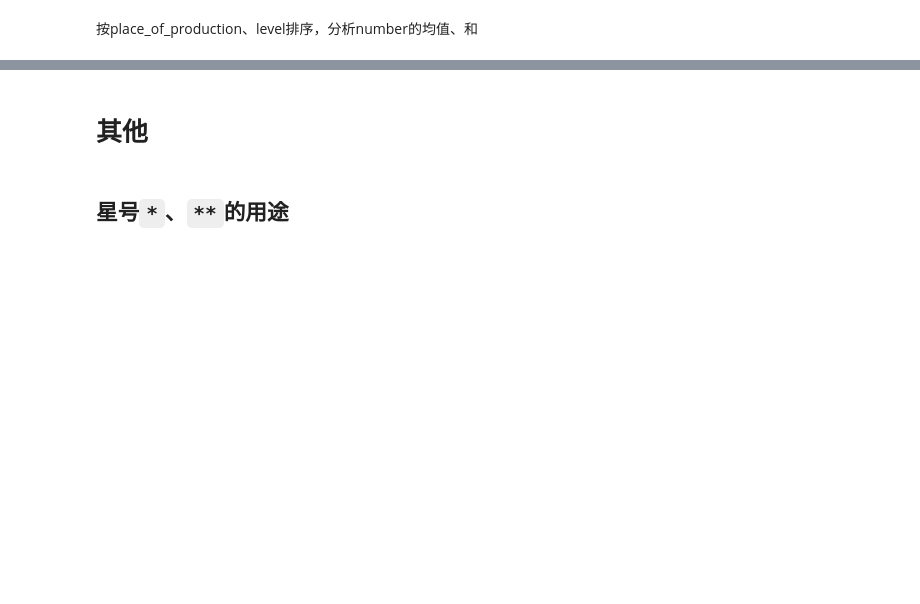
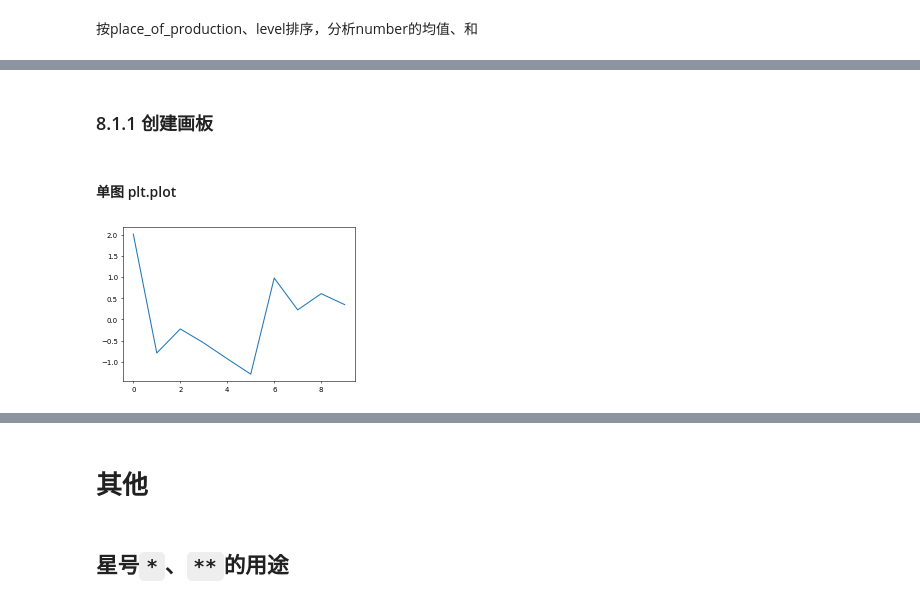
Before and after one commit to aisuandebowen/pyReview, a Jupyter notebook: pyStu.ipynb, the cells around one changed output, grey strips where cells are left out. Drawn from its saved outputs; the diff is of its cells as text; code cells hidden in the pictures; blank space fills up the shorter version.

Commit message:
feat: add content of studying scipy and matplotlib

```diff
--- a/pyStu.ipynb
+++ b/pyStu.ipynb
@@ -1438,0 +1318,15 @@ factory-M
+# %% [markdown]
+### 8.1.1 创建画板
+# %% [markdown]
+#### 单图 plt.plot
+# %%
+import matplotlib.pyplot as plt
+import numpy as np
+
+x = np.random.randn(10)
+# 初始化一张画布.dpi分辨率,figsize画布大小
+fig = plt.figure(figsize=(6,4), dpi=50)
+plt.plot(x)
+plt.show()
+# %% [output]
+[figure, added]
```
Also changed, not shown: parts of 54 cells of this notebook.
